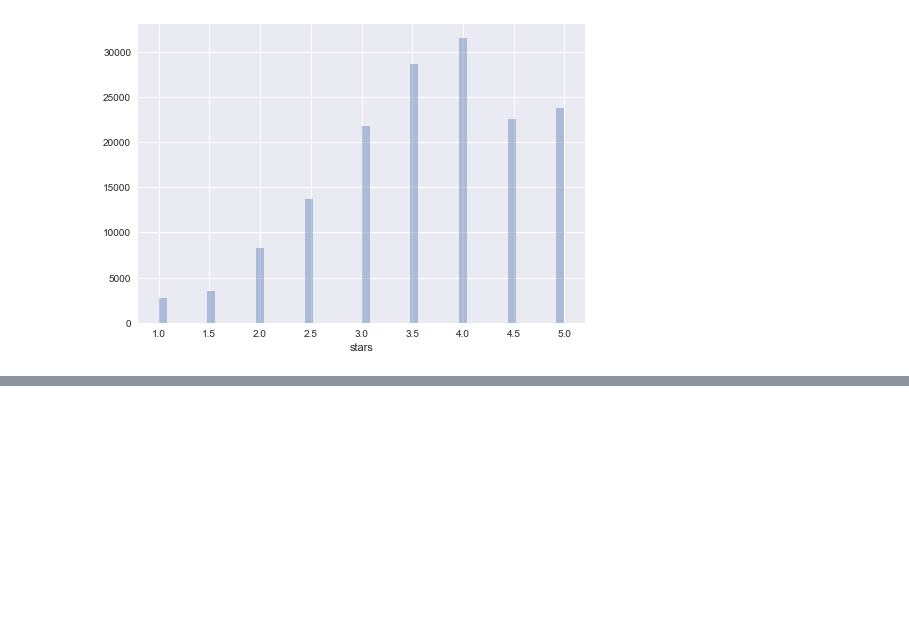
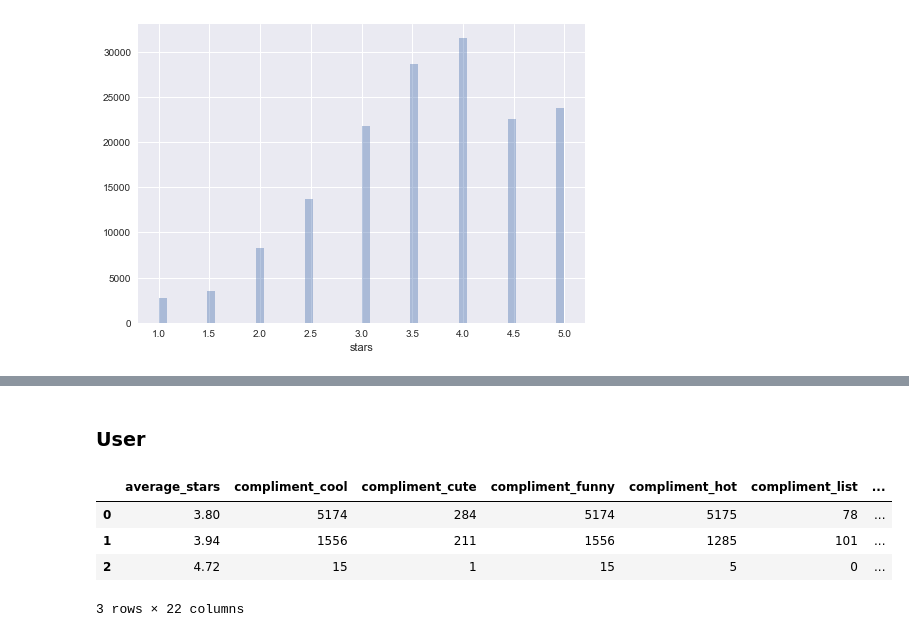
Before and after one commit to CornellDataScience/NLP_Research-FA17, a Jupyter notebook: kenta/week1.ipynb, the cells around one changed output, grey strips where cells are left out. Drawn from its saved outputs; the diff is of its cells as text; code cells hidden in the pictures; blank space fills up the shorter version.

```diff
--- a/kenta/week1.ipynb
+++ b/kenta/week1.ipynb
@@ -32,5 +33,5 @@ DATAPASS1 = '../yelp10/dataset/business.json'
 business = load_json_to_df(DATAPASS1)
 # %%
-DATAPASS2 = '../yelp10/dataset/user.json'
+DATAPASS2 = '../../yelp10/dataset/user.json'
 user = load_json_to_df(DATAPASS2)
 # %%
@@ -121,0 +211,10 @@ sns.distplot(business['stars'], kde=False)
+# %% [markdown]
+### User
+# %%
+user.head(3)
+# %% [output]
+|  | average_stars | compliment_cool | compliment_cute | compliment_funny | compliment_hot | compliment_list | ... |
+| 0 | 3.80 | 5174 | 284 | 5174 | 5175 | 78 | ... |
+| 1 | 3.94 | 1556 | 211 | 1556 | 1285 | 101 | ... |
+| 2 | 4.72 | 15 | 1 | 15 | 5 | 0 | ... |
+3 rows × 22 columns
```
Also changed, not shown: parts of 17 cells of this notebook.
